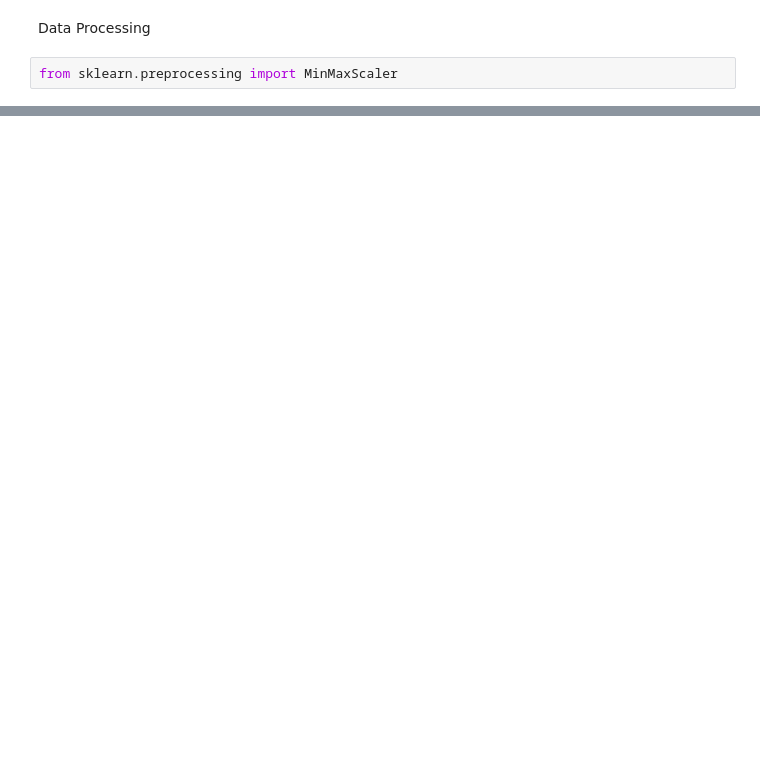
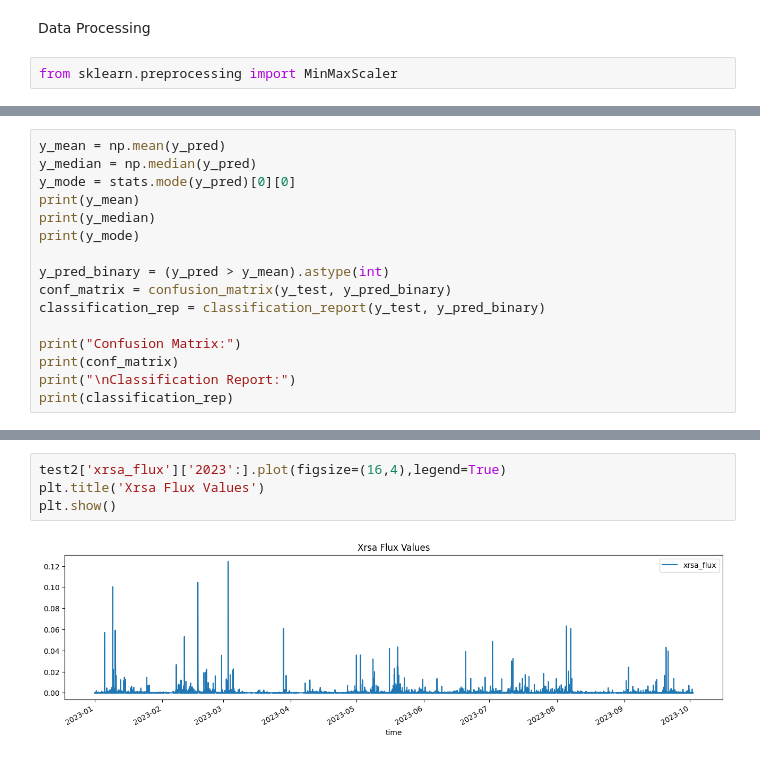
Before and after one commit to DMHwang/PDS, a Jupyter notebook: LSTM_K.ipynb, the cells around one changed output, grey strips where cells are left out. Drawn from its saved outputs; the diff is of its cells as text; blank space fills up the shorter version.

```diff
--- a/LSTM_K.ipynb
+++ b/LSTM_K.ipynb
@@ -223,0 +316,16 @@ sum(y_train)/len(y_train)
+# %%
+y_mean = np.mean(y_pred)
+y_median = np.median(y_pred)
+y_mode = stats.mode(y_pred)[0][0]
+print(y_mean)
+print(y_median)
+print(y_mode)
+
+y_pred_binary = (y_pred > y_mean).astype(int)
+conf_matrix = confusion_matrix(y_test, y_pred_binary)
+classification_rep = classification_report(y_test, y_pred_binary)
+
+print("Confusion Matrix:")
+print(conf_matrix)
+print("\nClassification Report:")
+print(classification_rep)
@@ -223,0 +449,6 @@ sum(y_train)/len(y_train)
+# %%
+test2['xrsa_flux']['2023':].plot(figsize=(16,4),legend=True)
+plt.title('Xrsa Flux Values')
+plt.show()
+# %% [output]
+[figure, added]
```
Also changed, not shown: parts of 61 cells of this notebook.
